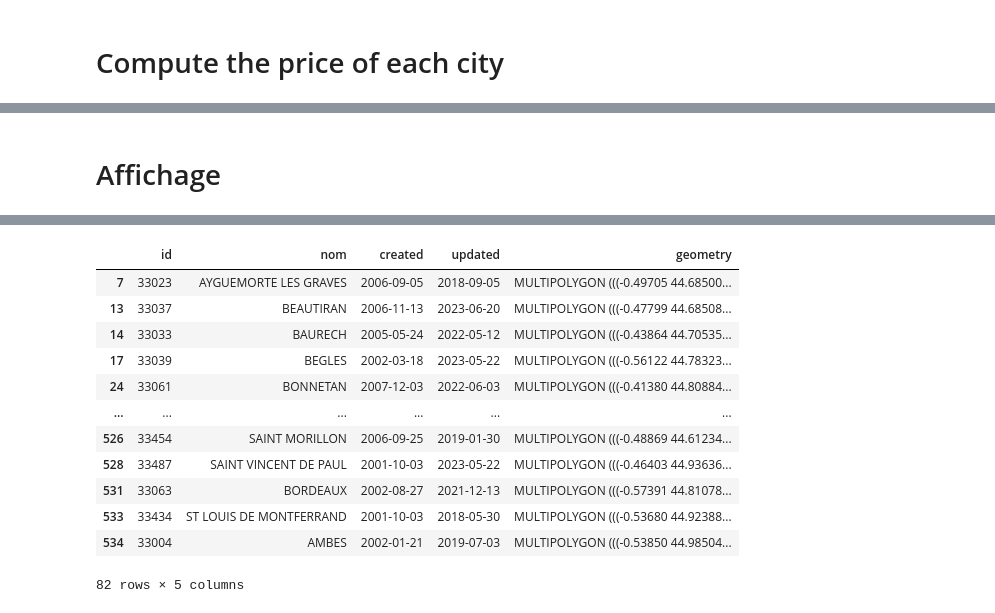
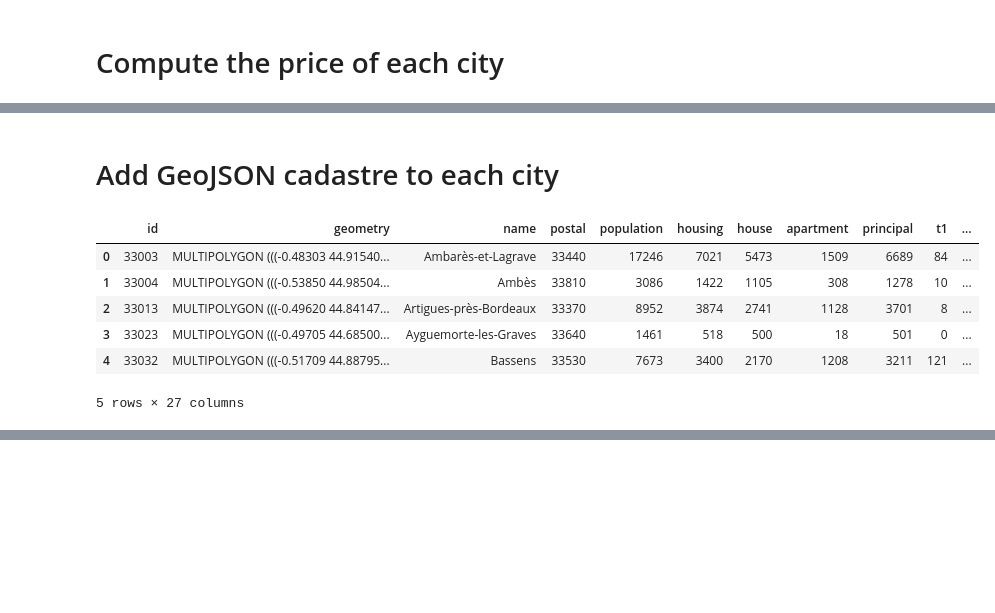
Before and after one commit to Naowak/CapitalEstates, a Jupyter notebook: scrap.ipynb, the cells around one changed output, grey strips where cells are left out. Saved outputs shown, nothing was run; the diff lists cells and outputs as text; code cells hidden in the pictures; blank space fills up the shorter version.

Commit message:
add cadastre

```diff
--- a/scrap.ipynb
+++ b/scrap.ipynb
@@ -450,3 +450,25 @@ df
-# %% [markdown]
-# Affichage
+# %% [markdown]
+# Add GeoJSON cadastre to each city
+# %%
+import geopandas as gpd
+
+# Load GeoJSON file with geopandas
+gdf = gpd.read_file('data/cadastre-33-communes.json')
+gdf.drop(['nom', 'created', 'updated'], axis=1, inplace=True)
+gdf['id'] = gdf['id'].astype('int')
+
+# Load JSON file with pandas
+df = pd.read_json('data/communes-price.json', orient='records', lines=True)
+
+# Merge GeoJSON and JSON files
+gdf = gdf.merge(df, on='id', how='right')
+gdf.head()
+# %% [output]
+|  | id | geometry | name | postal | population | housing | house | apartment | principal | t1 | ... |
+| 0 | 33003 | MULTIPOLYGON (((-0.48303 44.91540... | Ambarès-et-Lagrave | 33440 | 17246 | 7021 | 5473 | 1509 | 6689 | 84 | ... |
+| 1 | 33004 | MULTIPOLYGON (((-0.53850 44.98504... | Ambès | 33810 | 3086 | 1422 | 1105 | 308 | 1278 | 10 | ... |
+| 2 | 33013 | MULTIPOLYGON (((-0.49620 44.84147... | Artigues-près-Bordeaux | 33370 | 8952 | 3874 | 2741 | 1128 | 3701 | 8 | ... |
+| 3 | 33023 | MULTIPOLYGON (((-0.49705 44.68500... | Ayguemorte-les-Graves | 33640 | 1461 | 518 | 500 | 18 | 501 | 0 | ... |
+| 4 | 33032 | MULTIPOLYGON (((-0.51709 44.88795... | Bassens | 33530 | 7673 | 3400 | 2170 | 1208 | 3211 | 121 | ... |
+5 rows × 27 columns
 # %%
@@ -499,19 +511,3 @@ for idx, row in gdf.iterrows():
 m
 # %% [output]
 [interactive output not drawn]
-# %%
-gdf
-# %% [output]
-|  | id | nom | created | updated | geometry |
-| 7 | 33023 | AYGUEMORTE LES GRAVES | 2006-09-05 | 2018-09-05 | MULTIPOLYGON (((-0.49705 44.68500... |
-| 13 | 33037 | BEAUTIRAN | 2006-11-13 | 2023-06-20 | MULTIPOLYGON (((-0.47799 44.68508... |
-| 14 | 33033 | BAURECH | 2005-05-24 | 2022-05-12 | MULTIPOLYGON (((-0.43864 44.70535... |
-| 17 | 33039 | BEGLES | 2002-03-18 | 2023-05-22 | MULTIPOLYGON (((-0.56122 44.78323... |
-| 24 | 33061 | BONNETAN | 2007-12-03 | 2022-06-03 | MULTIPOLYGON (((-0.41380 44.80884... |
-| ... | ... | ... | ... | ... | ... |
-| 526 | 33454 | SAINT MORILLON | 2006-09-25 | 2019-01-30 | MULTIPOLYGON (((-0.48869 44.61234... |
-| 528 | 33487 | SAINT VINCENT DE PAUL | 2001-10-03 | 2023-05-22 | MULTIPOLYGON (((-0.46403 44.93636... |
-| 531 | 33063 | BORDEAUX | 2002-08-27 | 2021-12-13 | MULTIPOLYGON (((-0.57391 44.81078... |
-| 533 | 33434 | ST LOUIS DE MONTFERRAND | 2001-10-03 | 2018-05-30 | MULTIPOLYGON (((-0.53680 44.92388... |
-| 534 | 33004 | AMBES | 2002-01-21 | 2019-07-03 | MULTIPOLYGON (((-0.53850 44.98504... |
-82 rows × 5 columns
```
Also changed, not shown: parts of 6 cells of this notebook.
